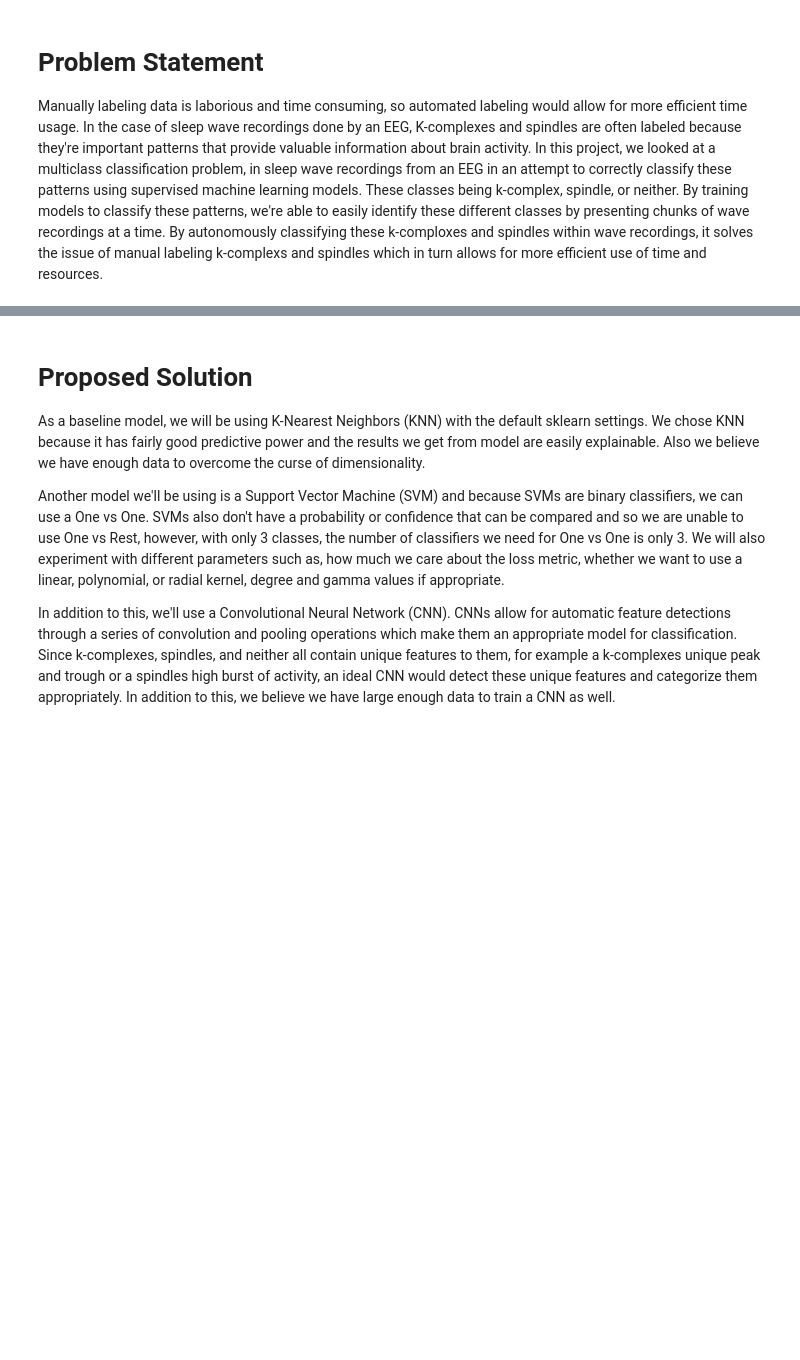
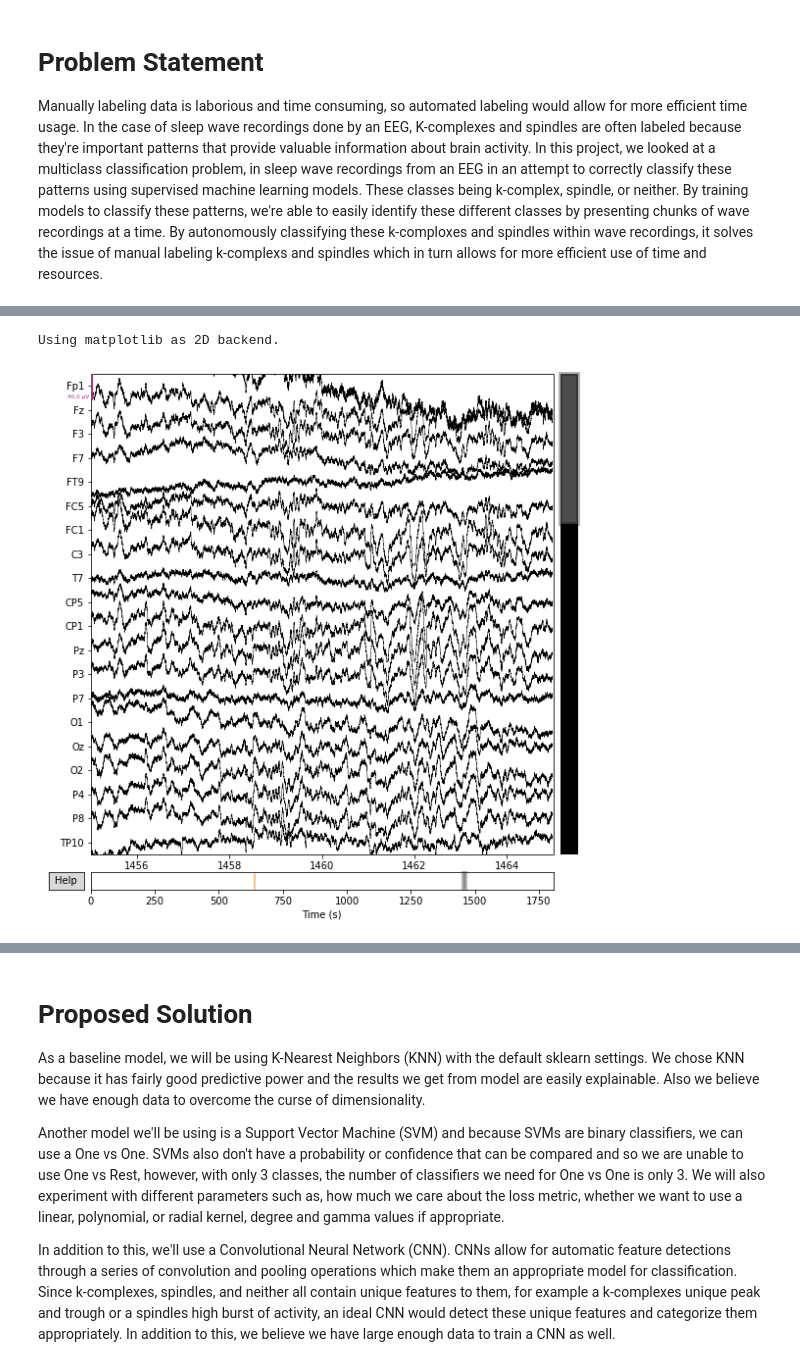
Before and after one commit to COGS118A/Group016-Sp22, a Jupyter notebook: FinalProject_group016.ipynb, the cells around one changed output, grey strips where cells are left out. Drawn from its saved outputs; the diff is of its cells as text; code cells hidden in the pictures; blank space fills up the shorter version.

```diff
--- a/FinalProject_group016.ipynb
+++ b/FinalProject_group016.ipynb
@@ -97,0 +43,8 @@ for i in range(5):
+# %%
+path_raw_EEG = os.getcwd() + '/EEG'
+
+# Pick a participant
+participant = 1
+
+participant_vhdr = os.listdir(path_raw_EEG)[3*participant-2]
+participant_vhdr
@@ -97,0 +53,3 @@ for i in range(5):
+# %%
+raw = mne.io.read_raw_brainvision(path_raw_EEG + '/' + participant_vhdr, preload=True)
+raw.info
@@ -97,0 +70,5 @@ for i in range(5):
+# %%
+raw.plot(start=1455);
+# %% [output]
+Using matplotlib as 2D backend.
+[figure, added]
```
Also changed, not shown: parts of 38 cells of this notebook.
